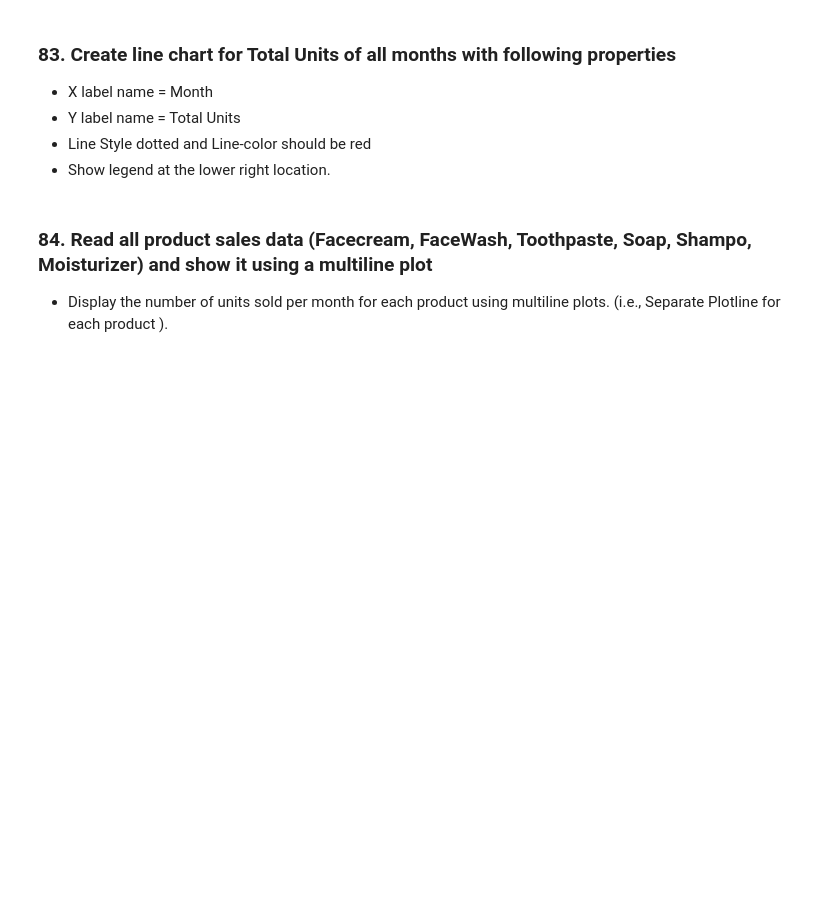
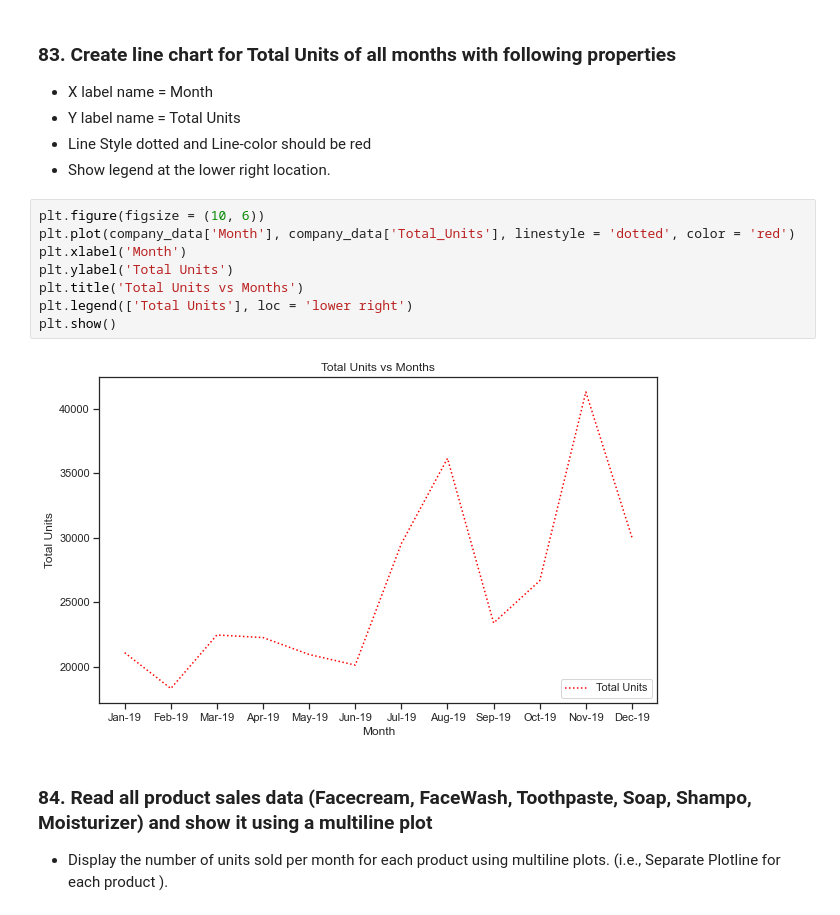
Before and after one commit to sakshisv/Basic-Data-Manipulation-Visualization-Exercise, a Jupyter notebook: Basic_Data_Manipulation_Visualization_Exercise.ipynb, the cells around one changed output. Drawn from its saved outputs; the diff is of its cells as text; blank space fills up the shorter version.

```diff
--- a/Basic_Data_Manipulation_Visualization_Exercise.ipynb
+++ b/Basic_Data_Manipulation_Visualization_Exercise.ipynb
@@ -1645,6 +1677,16 @@ Name: Quantity, Length: 486286, dtype: int64
 - Y label name = Total Units
 - Line Style dotted and Line-color should be red
 - Show legend at the lower right location.
+# %%
+plt.figure(figsize = (10, 6))
+plt.plot(company_data['Month'], company_data['Total_Units'], linestyle = 'dotted', color = 'red')
+plt.xlabel('Month')
+plt.ylabel('Total Units')
+plt.title('Total Units vs Months')
+plt.legend(['Total Units'], loc = 'lower right')
+plt.show()
+# %% [output]
+[figure, added]
 # %% [markdown]
 ### 84. Read all product sales data (Facecream, FaceWash, Toothpaste, Soap, Shampo, Moisturizer) and show it  using a multiline plot
 - Display the number of units sold per month for each product using multiline plots. (i.e., Separate Plotline for each product ).
```
Also changed, not shown: parts of 7 cells of this notebook.
